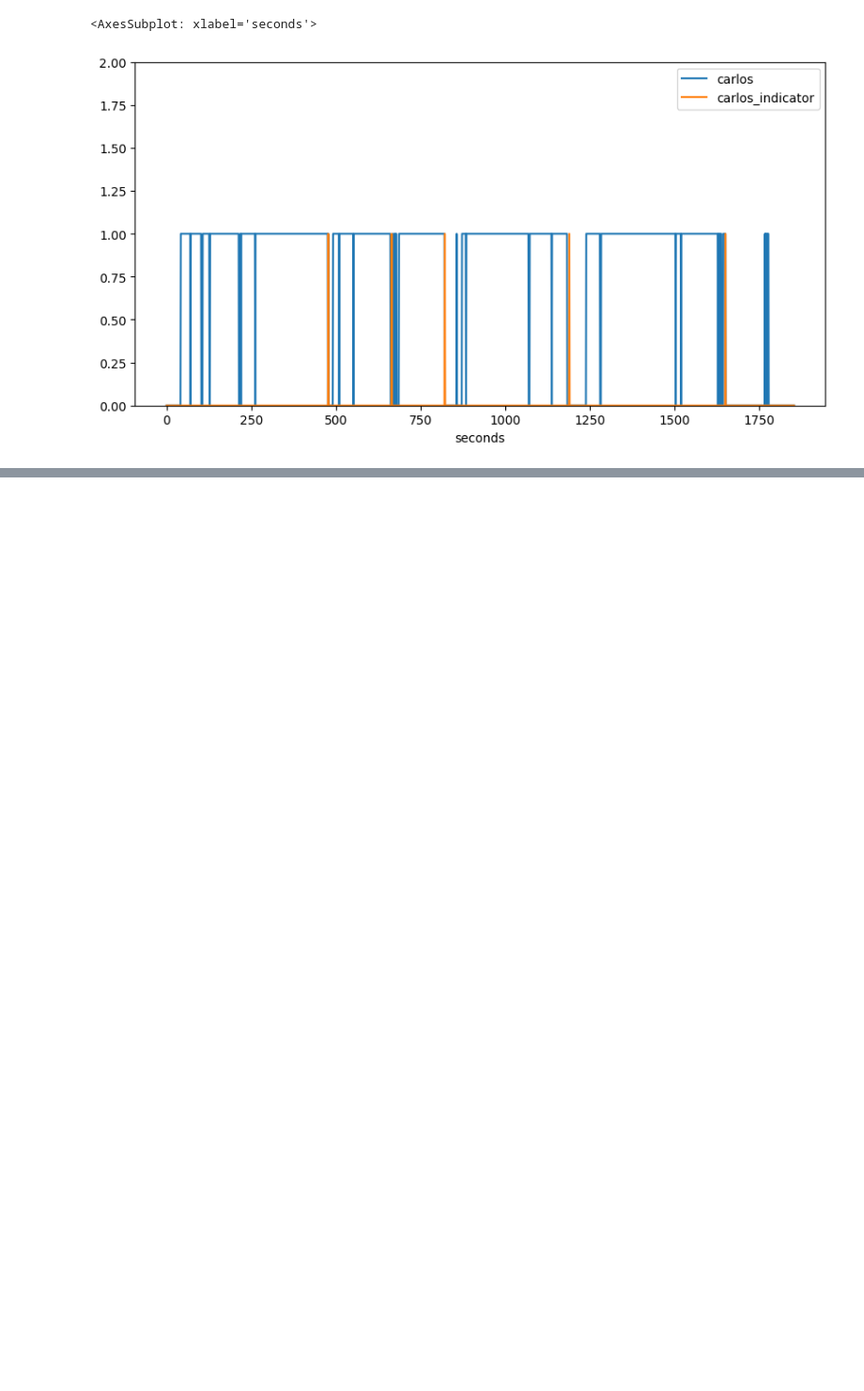
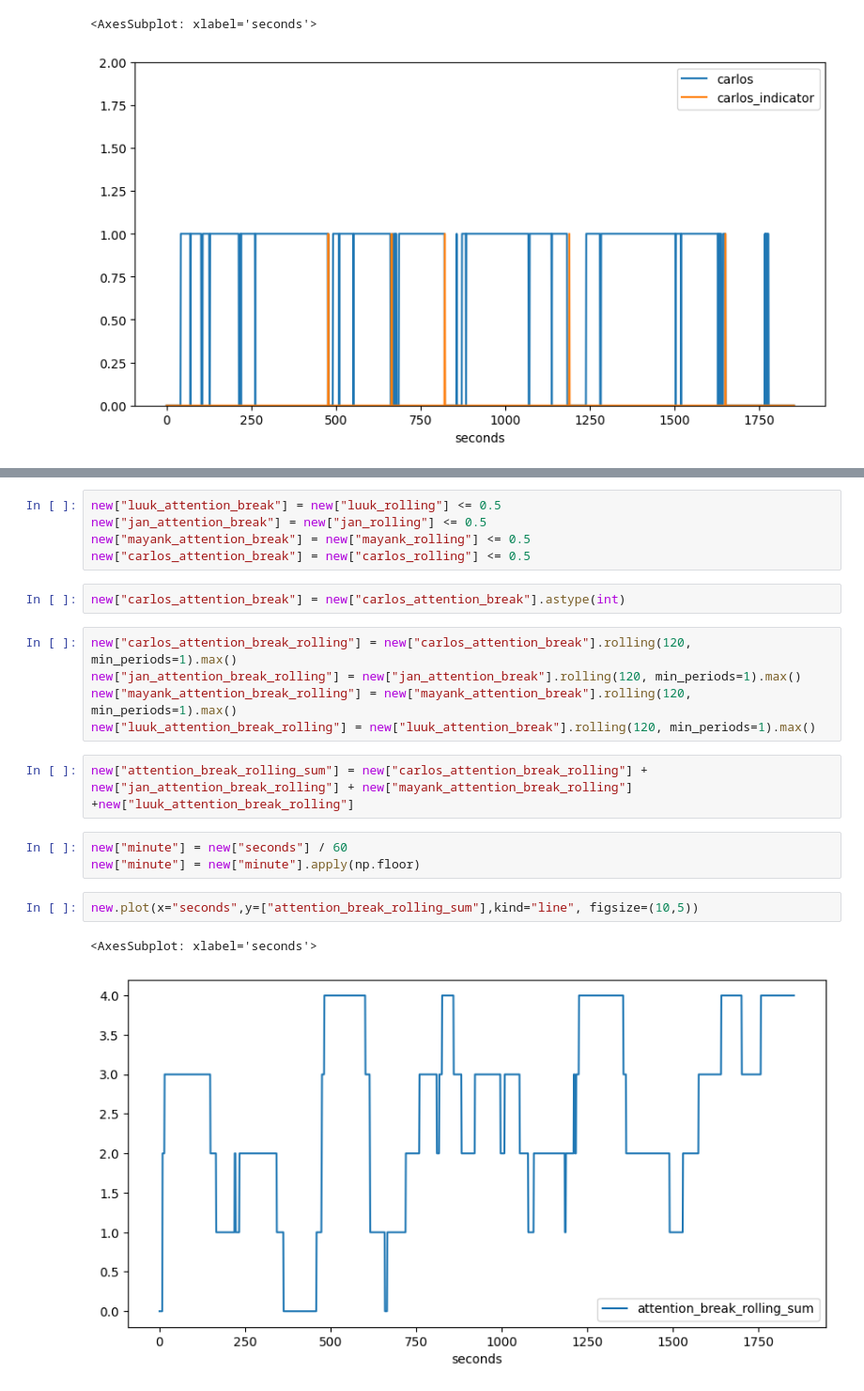
Before and after one commit to jan-ra/attention-keeper, a Jupyter notebook: data-processing.ipynb, the cells around one changed output, grey strips where cells are left out. Shown at 94% size. Cells and saved outputs as stored; diff of their text form; blank space fills up the shorter version.

```diff
--- a/data-processing.ipynb
+++ b/data-processing.ipynb
@@ -99,0 +134,22 @@ new.plot(x="seconds",y=["carlos", "carlos_indicator"],kind="line", ylim=(0,2), f
+# %%
+new["luuk_attention_break"] = new["luuk_rolling"] <= 0.5
+new["jan_attention_break"] = new["jan_rolling"] <= 0.5
+new["mayank_attention_break"] = new["mayank_rolling"] <= 0.5
+new["carlos_attention_break"] = new["carlos_rolling"] <= 0.5
+# %%
+new["carlos_attention_break"] = new["carlos_attention_break"].astype(int)
+# %%
+new["carlos_attention_break_rolling"] = new["carlos_attention_break"].rolling(120, min_periods=1).max()
+new["jan_attention_break_rolling"] = new["jan_attention_break"].rolling(120, min_periods=1).max()
+new["mayank_attention_break_rolling"] = new["mayank_attention_break"].rolling(120, min_periods=1).max()
+new["luuk_attention_break_rolling"] = new["luuk_attention_break"].rolling(120, min_periods=1).max()
+# %%
+new["attention_break_rolling_sum"] = new["carlos_attention_break_rolling"] + new["jan_attention_break_rolling"] + new["mayank_attention_break_rolling"] +new["luuk_attention_break_rolling"]
+# %%
+new["minute"] = new["seconds"] / 60
+new["minute"] = new["minute"].apply(np.floor)
+# %%
+new.plot(x="seconds",y=["attention_break_rolling_sum"],kind="line", figsize=(10,5))
+# %% [output]
+<AxesSubplot: xlabel='seconds'>
+[figure, added]
```
Also changed, not shown: parts of 12 cells of this notebook.
